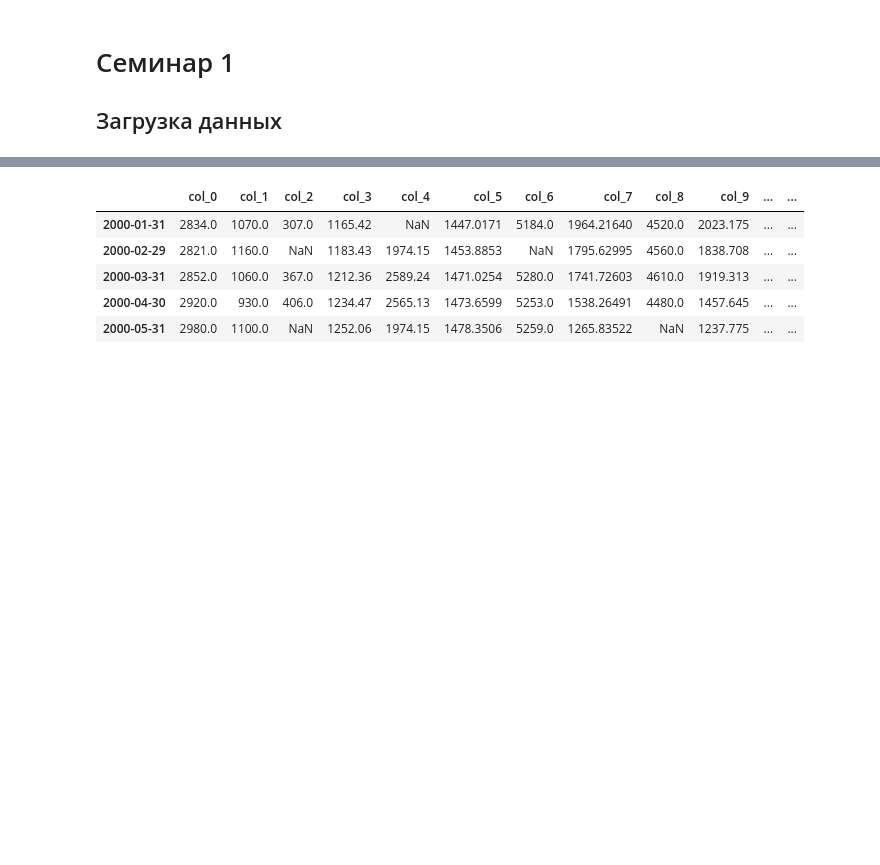
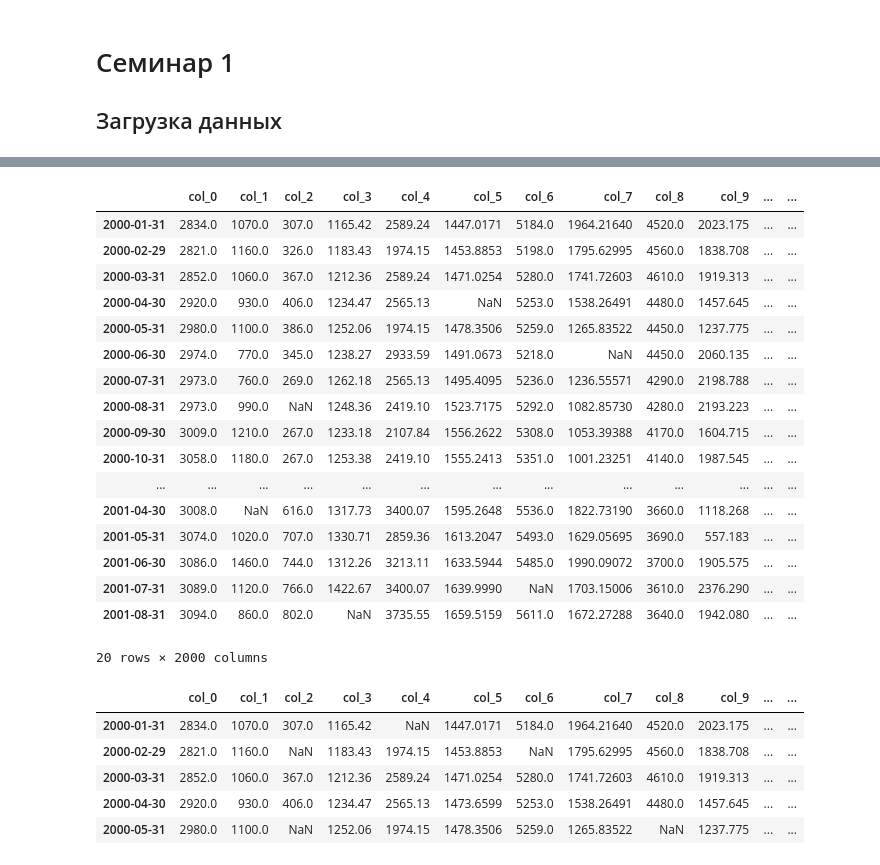
Before and after one commit to Pyatachokk/hse_ts_course, a Jupyter notebook: 2020-fall/seminars/sem_1.ipynb, the cells around one changed output, grey strips where cells are left out. Drawn from its saved outputs; the diff is of its cells as text; code cells hidden in the pictures; blank space fills up the shorter version.

```diff
--- a/2020-fall/seminars/sem_1.ipynb
+++ b/2020-fall/seminars/sem_1.ipynb
@@ -40,6 +40,27 @@ nan_rate = 0.05
 for col in df.columns:
     vals_to_nan = df[col].sample(frac=np.random.binomial(len(df[col]),0.05)/len(df[col])).index
     df.loc[vals_to_nan, col] = np.nan
+# %%
+df.head(20)
+# %% [output]
+|  | col_0 | col_1 | col_2 | col_3 | col_4 | col_5 | col_6 | col_7 | col_8 | col_9 | ... | ... |
+| 2000-01-31 | 2834.0 | 1070.0 | 307.0 | 1165.42 | 2589.24 | 1447.0171 | 5184.0 | 1964.21640 | 4520.0 | 2023.175 | ... | ... |
+| 2000-02-29 | 2821.0 | 1160.0 | 326.0 | 1183.43 | 1974.15 | 1453.8853 | 5198.0 | 1795.62995 | 4560.0 | 1838.708 | ... | ... |
+| 2000-03-31 | 2852.0 | 1060.0 | 367.0 | 1212.36 | 2589.24 | 1471.0254 | 5280.0 | 1741.72603 | 4610.0 | 1919.313 | ... | ... |
+| 2000-04-30 | 2920.0 | 930.0 | 406.0 | 1234.47 | 2565.13 | NaN | 5253.0 | 1538.26491 | 4480.0 | 1457.645 | ... | ... |
+| 2000-05-31 | 2980.0 | 1100.0 | 386.0 | 1252.06 | 1974.15 | 1478.3506 | 5259.0 | 1265.83522 | 4450.0 | 1237.775 | ... | ... |
+| 2000-06-30 | 2974.0 | 770.0 | 345.0 | 1238.27 | 2933.59 | 1491.0673 | 5218.0 | NaN | 4450.0 | 2060.135 | ... | ... |
+| 2000-07-31 | 2973.0 | 760.0 | 269.0 | 1262.18 | 2565.13 | 1495.4095 | 5236.0 | 1236.55571 | 4290.0 | 2198.788 | ... | ... |
+| 2000-08-31 | 2973.0 | 990.0 | NaN | 1248.36 | 2419.10 | 1523.7175 | 5292.0 | 1082.85730 | 4280.0 | 2193.223 | ... | ... |
+| 2000-09-30 | 3009.0 | 1210.0 | 267.0 | 1233.18 | 2107.84 | 1556.2622 | 5308.0 | 1053.39388 | 4170.0 | 1604.715 | ... | ... |
+| 2000-10-31 | 3058.0 | 1180.0 | 267.0 | 1253.38 | 2419.10 | 1555.2413 | 5351.0 | 1001.23251 | 4140.0 | 1987.545 | ... | ... |
+| ... | ... | ... | ... | ... | ... | ... | ... | ... | ... | ... | ... | ... |
+| 2001-04-30 | 3008.0 | NaN | 616.0 | 1317.73 | 3400.07 | 1595.2648 | 5536.0 | 1822.73190 | 3660.0 | 1118.268 | ... | ... |
+| 2001-05-31 | 3074.0 | 1020.0 | 707.0 | 1330.71 | 2859.36 | 1613.2047 | 5493.0 | 1629.05695 | 3690.0 | 557.183 | ... | ... |
+| 2001-06-30 | 3086.0 | 1460.0 | 744.0 | 1312.26 | 3213.11 | 1633.5944 | 5485.0 | 1990.09072 | 3700.0 | 1905.575 | ... | ... |
+| 2001-07-31 | 3089.0 | 1120.0 | 766.0 | 1422.67 | 3400.07 | 1639.9990 | NaN | 1703.15006 | 3610.0 | 2376.290 | ... | ... |
+| 2001-08-31 | 3094.0 | 860.0 | 802.0 | NaN | 3735.55 | 1659.5159 | 5611.0 | 1672.27288 | 3640.0 | 1942.080 | ... | ... |
+20 rows × 2000 columns
 # %%
 df.head()
 # %% [output]
```
Also changed, not shown: parts of 2 cells of this notebook, 1 other file.
